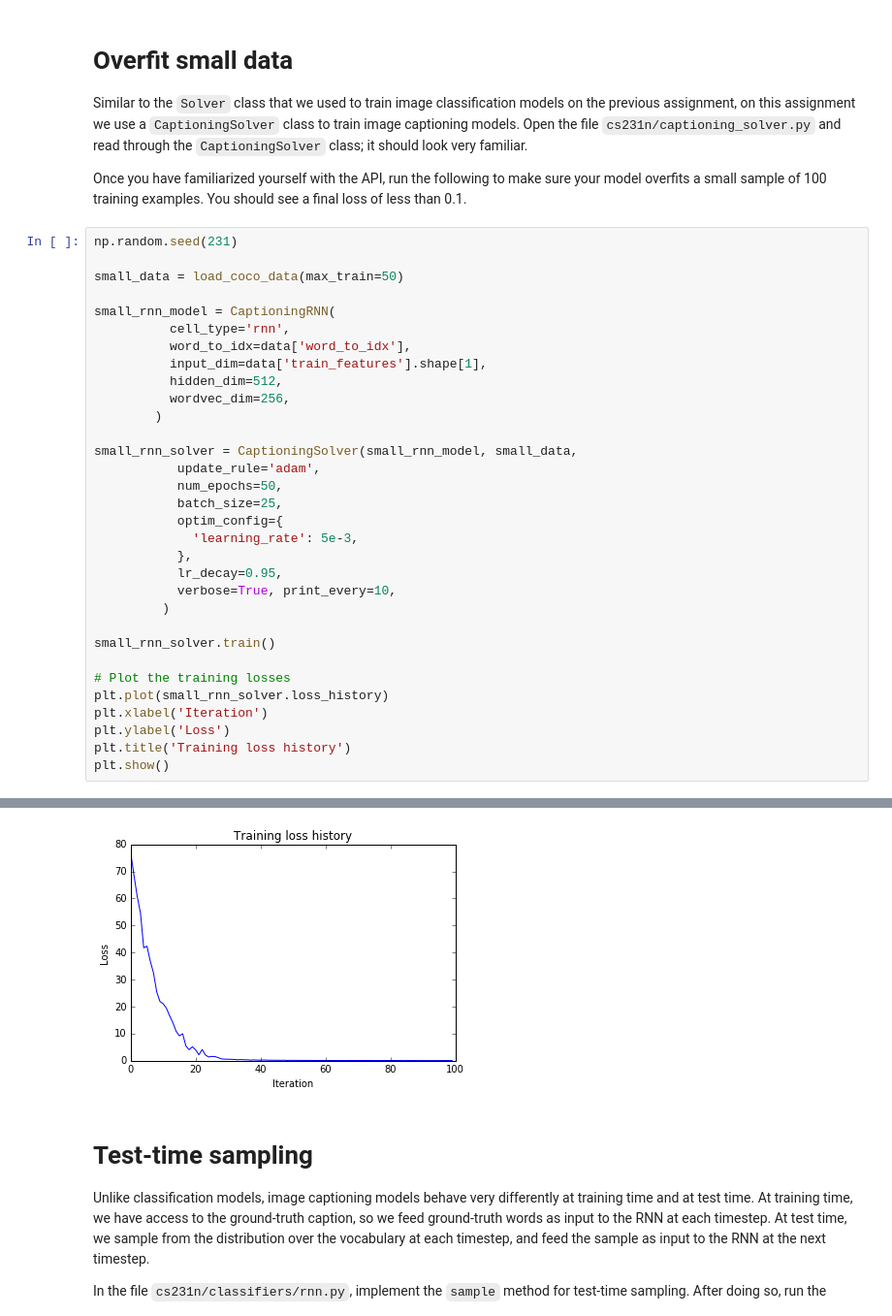
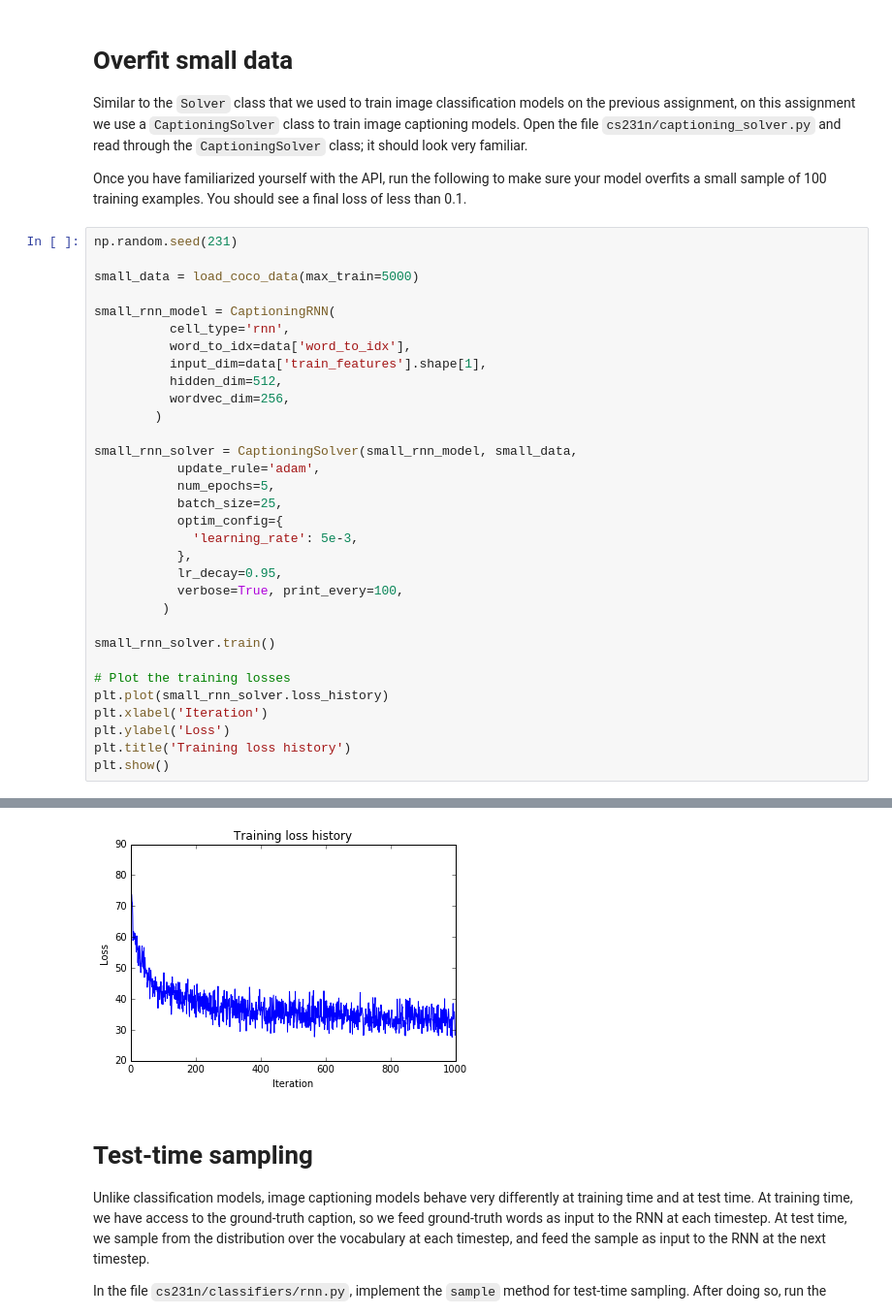
Before and after one commit to mathhat/Stanford_Deep_Learning_CS231n, a Jupyter notebook: assignment3/RNN_Captioning.ipynb, the cells around one changed output, grey strips where cells are left out. Shown at 97% size. Cells and saved outputs as stored; diff of their text form.

```diff
--- a/assignment3/RNN_Captioning.ipynb
+++ b/assignment3/RNN_Captioning.ipynb
@@ -451,7 +451,7 @@ Once you have familiarized yourself with the API, run the following to make sure
 # %%
 np.random.seed(231)
 
-small_data = load_coco_data(max_train=50)
+small_data = load_coco_data(max_train=5000)
 
 small_rnn_model = CaptioningRNN(
           cell_type='rnn',
@@ -463,13 +463,13 @@ small_rnn_model = CaptioningRNN(
 
 small_rnn_solver = CaptioningSolver(small_rnn_model, small_data,
            update_rule='adam',
-           num_epochs=50,
+           num_epochs=5,
            batch_size=25,
            optim_config={
              'learning_rate': 5e-3,
            },
            lr_decay=0.95,
-           verbose=True, print_every=10,
+           verbose=True, print_every=100,
          )
 
 small_rnn_solver.train()
@@ -494,4 +494,4 @@ plt.show()
-[figure, old version]
+[figure, new version]
 # %% [markdown]
 # Test-time sampling
 Unlike classification models, image captioning models behave very differently at training time and at test time. At training time, we have access to the ground-truth caption, so we feed ground-truth words as input to the RNN at each timestep. At test time, we sample from the distribution over the vocabulary at each timestep, and feed the sample as input to the RNN at the next timestep.
```
Also changed, not shown: parts of 4 cells of this notebook, 2 other files.
